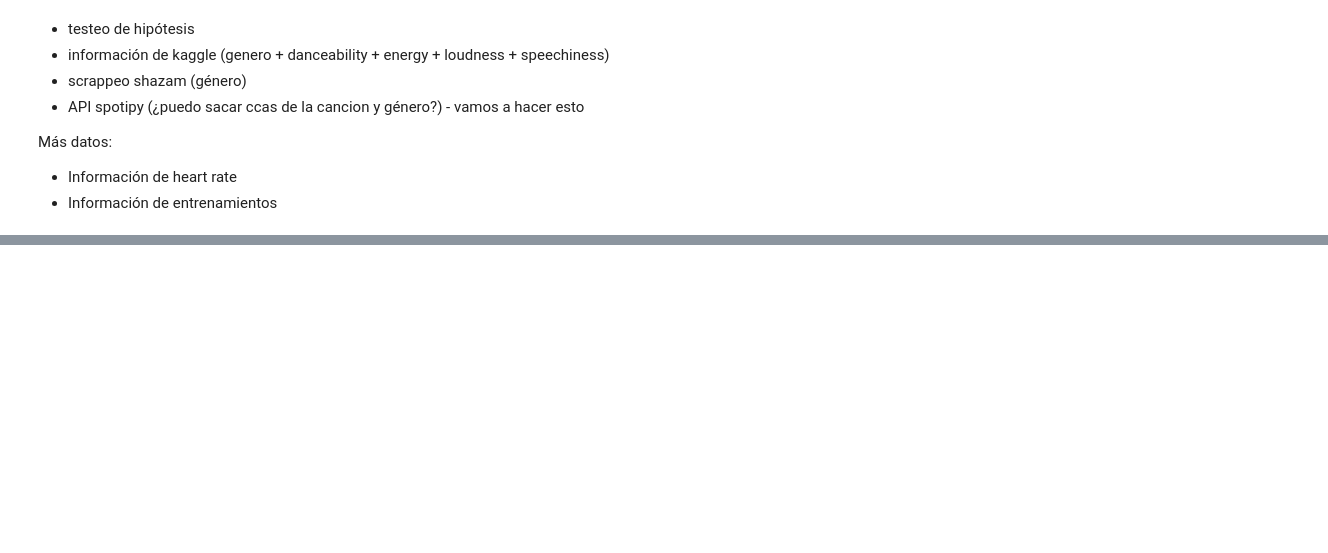
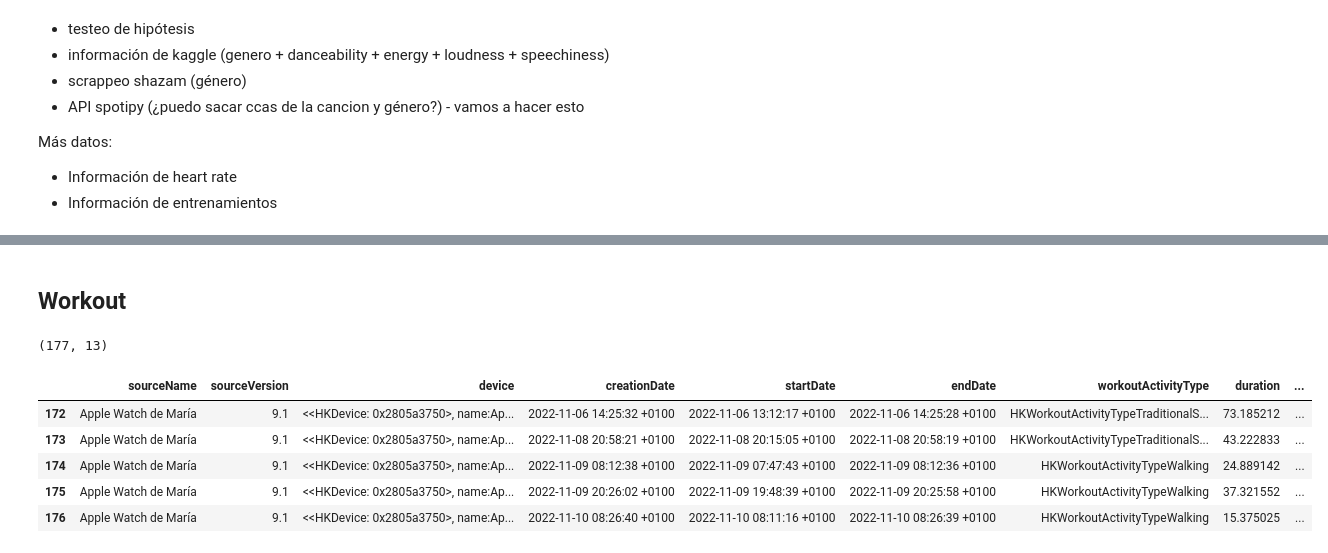
Before and after one commit to mariamino/Music_to_burn_calories_Final_Project, a Jupyter notebook: jupyter/Apple cal.ipynb, the cells around one changed output, grey strips where cells are left out. Cells and saved outputs as stored; diff of their text form; code cells hidden in the pictures; blank space fills up the shorter version.

Commit message:
heart rate y workouts

```diff
--- a/jupyter/Apple cal.ipynb
+++ b/jupyter/Apple cal.ipynb
@@ -593,0 +594,19 @@ heartar.sort_values(by='count_min', ascending=True)[:10]
+# %% [markdown]
+## Workout
+# %%
+workout_ori = pd.read_csv('../../proyecto_final/data/apple_health_export/Workout.csv')
+# %%
+workout_ori.shape
+# %% [output]
+(177, 13)
+# %%
+workout = workout_ori.copy()
+# %%
+workout.tail()
+# %% [output]
+|  | sourceName | sourceVersion | device | creationDate | startDate | endDate | workoutActivityType | duration | ... |
+| 172 | Apple Watch de María | 9.1 | <<HKDevice: 0x2805a3750>, name:Ap... | 2022-11-06 14:25:32 +0100 | 2022-11-06 13:12:17 +0100 | 2022-11-06 14:25:28 +0100 | HKWorkoutActivityTypeTraditionalS... | 73.185212 | ... |
+| 173 | Apple Watch de María | 9.1 | <<HKDevice: 0x2805a3750>, name:Ap... | 2022-11-08 20:58:21 +0100 | 2022-11-08 20:15:05 +0100 | 2022-11-08 20:58:19 +0100 | HKWorkoutActivityTypeTraditionalS... | 43.222833 | ... |
+| 174 | Apple Watch de María | 9.1 | <<HKDevice: 0x2805a3750>, name:Ap... | 2022-11-09 08:12:38 +0100 | 2022-11-09 07:47:43 +0100 | 2022-11-09 08:12:36 +0100 | HKWorkoutActivityTypeWalking | 24.889142 | ... |
+| 175 | Apple Watch de María | 9.1 | <<HKDevice: 0x2805a3750>, name:Ap... | 2022-11-09 20:26:02 +0100 | 2022-11-09 19:48:39 +0100 | 2022-11-09 20:25:58 +0100 | HKWorkoutActivityTypeWalking | 37.321552 | ... |
+| 176 | Apple Watch de María | 9.1 | <<HKDevice: 0x2805a3750>, name:Ap... | 2022-11-10 08:26:40 +0100 | 2022-11-10 08:11:16 +0100 | 2022-11-10 08:26:39 +0100 | HKWorkoutActivityTypeWalking | 15.375025 | ... |
```
Also changed, not shown: parts of 97 cells of this notebook, 1 other file.
